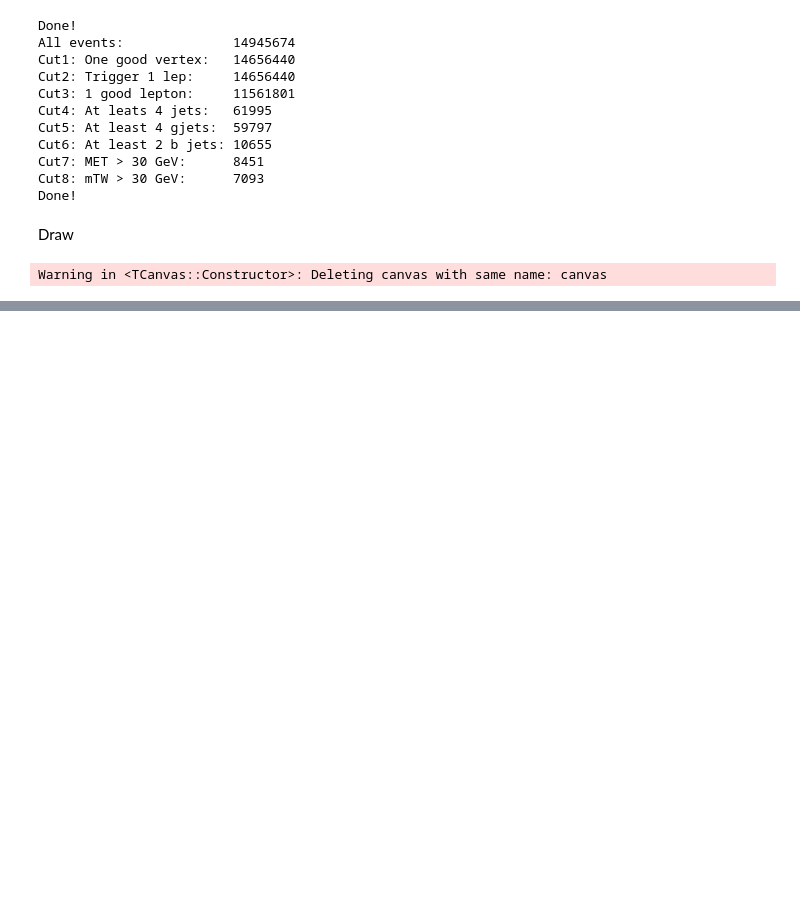
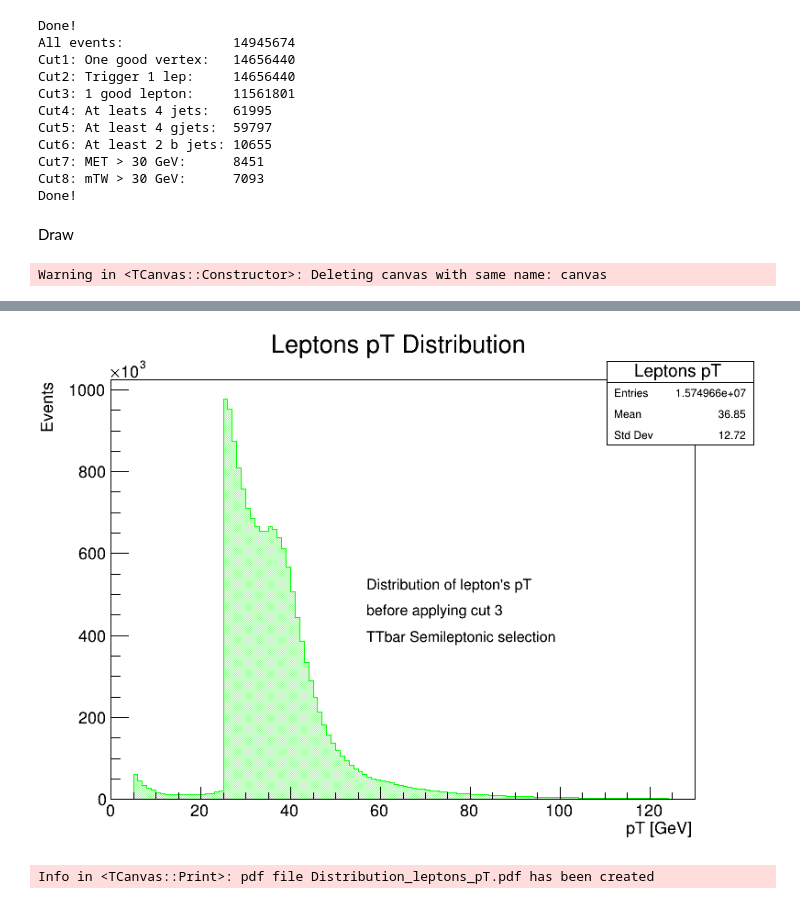
Before and after one commit to Miagarciaru/experimental-particle-physics-2021-2, a Jupyter notebook: Selection-ttbar-semileptonic/TTbarSel_8TeV.ipynb, the cells around one changed output, grey strips where cells are left out. Drawn from its saved outputs; the diff is of its cells as text; code cells hidden in the pictures; blank space fills up the shorter version.

```diff
--- a/Selection-ttbar-semileptonic/TTbarSel_8TeV.ipynb
+++ b/Selection-ttbar-semileptonic/TTbarSel_8TeV.ipynb
@@ -447,0 +336,20 @@ canvas->Print("Distribution_plots.gif+");
+# %%
+hist_leptons_pT->SetFillStyle(3001);
+hist_leptons_pT->SetFillColorAlpha(kGreen, 0.45);
+hist_leptons_pT->SetLineColor(3);
+hist_leptons_pT->Draw();
+
+TLatex l; // We use TLatex to include text latex in plots
+l.SetNDC();
+l.SetTextFont(42);
+l.SetTextColor(kBlack);
+l.SetTextSize(0.03);
+l.DrawLatex(0.45,0.5,"Distribution of lepton's pT"); // Position of the text in the canvas
+l.DrawLatex(0.45,0.45,"before applying cut 3");
+l.DrawLatex(0.45,0.40,"TTbar Semileptonic selection");
+
+canvas->Draw();
+canvas->Print("Distribution_leptons_pT.pdf");
+# %% [output]
+[figure, added]
+Info in <TCanvas::Print>: pdf file Distribution_leptons_pT.pdf has been created
```
Also changed, not shown: parts of 27 cells of this notebook, 1 other file.
